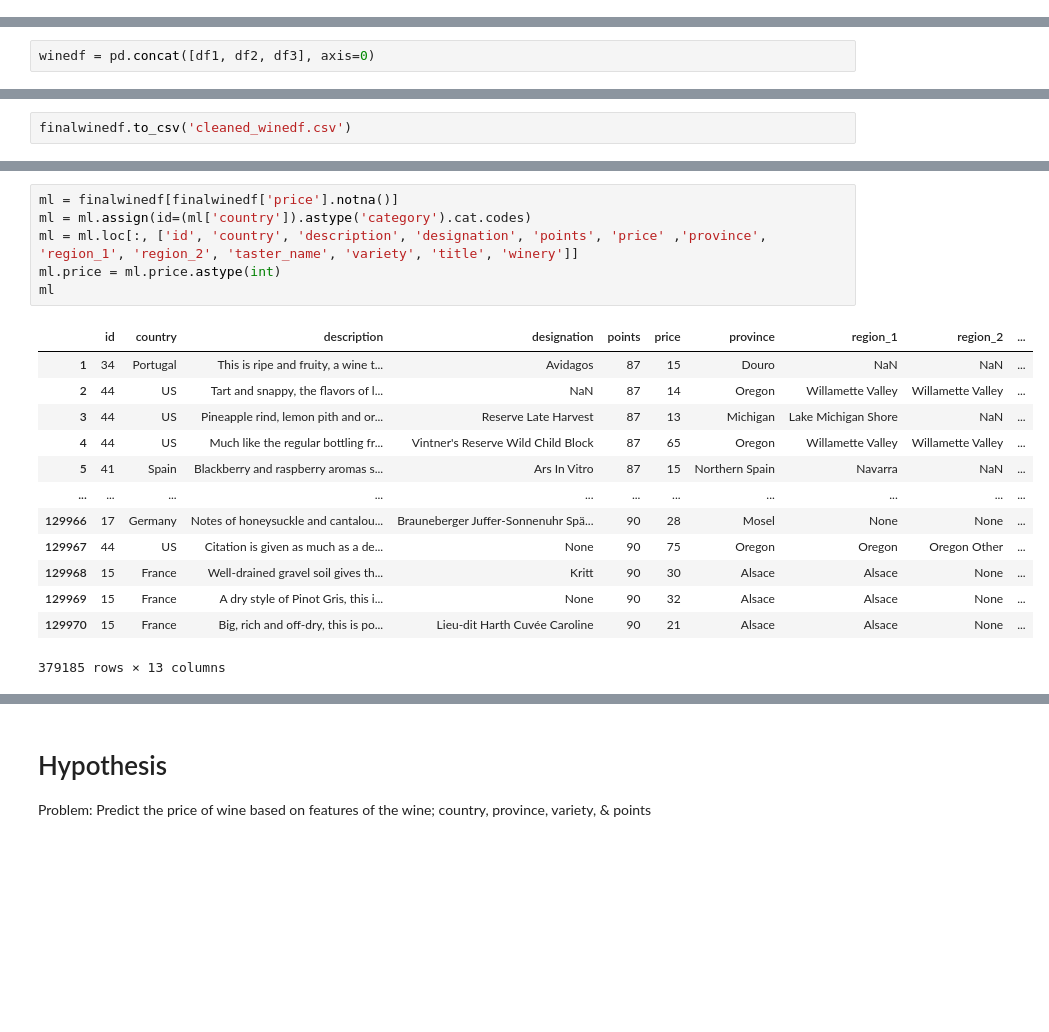
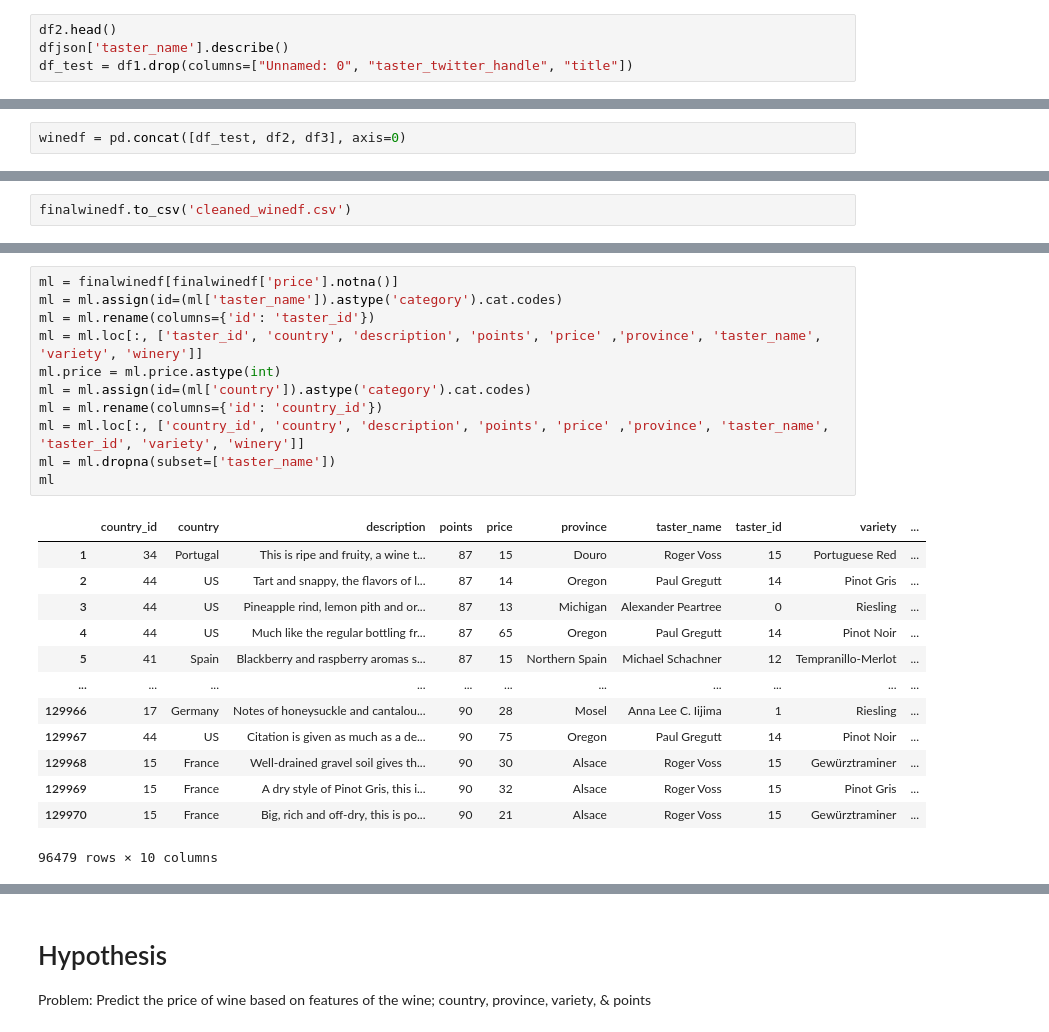
Before and after one commit to miladdavoodi9/Wine_Pricing_Model, a Jupyter notebook: WineProject.ipynb, the cells around one changed output, grey strips where cells are left out. Drawn from its saved outputs; the diff is of its cells as text; blank space fills up the shorter version.

```diff
--- a/WineProject.ipynb
+++ b/WineProject.ipynb
@@ -21 +14,5 @@ df1.head()
+# %%
+df2.head()
+dfjson['taster_name'].describe()
+df_test = df1.drop(columns=["Unnamed: 0", "taster_twitter_handle", "title"])
 # %%
@@ -62,7 +45,7 @@ df3.head()
 | 3 | US | Pineapple rind, lemon pith and or... | Reserve Late Harvest | 87 | 13.0 | Michigan | Lake Michigan Shore | None | Riesling | St. Julian |
 | 4 | US | Much like the regular bottling fr... | Vintner's Reserve Wild Child Block | 87 | 65.0 | Oregon | Willamette Valley | Willamette Valley | Pinot Noir | Sweet Cheeks |
 # %%
-winedf = pd.concat([df1, df2, df3], axis=0)
+winedf = pd.concat([df_test, df2, df3], axis=0)
 # %%
 winedf.drop(columns="Unnamed: 0")
 # %% [output]
@@ -137,20 +134,25 @@ How many wines are priced
 # %%
 ml = finalwinedf[finalwinedf['price'].notna()]
+ml = ml.assign(id=(ml['taster_name']).astype('category').cat.codes)
+ml = ml.rename(columns={'id': 'taster_id'})
+ml = ml.loc[:, ['taster_id', 'country', 'description', 'points', 'price' ,'province', 'taster_name', 'variety', 'winery']]
+ml.price = ml.price.astype(int)
 ml = ml.assign(id=(ml['country']).astype('category').cat.codes)
-ml = ml.loc[:, ['id', 'country', 'description', 'designation', 'points', 'price' ,'province', 'region_1', 'region_2', 'taster_name', 'variety', 'title', 'winery']]
-ml.price = ml.price.astype(int)
+ml = ml.rename(columns={'id': 'country_id'})
+ml = ml.loc[:, ['country_id', 'country', 'description', 'points', 'price' ,'province', 'taster_name', 'taster_id', 'variety', 'winery']]
+ml = ml.dropna(subset=['taster_name'])
 ml
 # %% [output]
-|  | id | country | description | designation | points | price | province | region_1 | region_2 | ... |
-| 1 | 34 | Portugal | This is ripe and fruity, a wine t... | Avidagos | 87 | 15 | Douro | NaN | NaN | ... |
-| 2 | 44 | US | Tart and snappy, the flavors of l... | NaN | 87 | 14 | Oregon | Willamette Valley | Willamette Valley | ... |
-| 3 | 44 | US | Pineapple rind, lemon pith and or... | Reserve Late Harvest | 87 | 13 | Michigan | Lake Michigan Shore | NaN | ... |
-| 4 | 44 | US | Much like the regular bottling fr... | Vintner's Reserve Wild Child Block | 87 | 65 | Oregon | Willamette Valley | Willamette Valley | ... |
-| 5 | 41 | Spain | Blackberry and raspberry aromas s... | Ars In Vitro | 87 | 15 | Northern Spain | Navarra | NaN | ... |
+|  | country_id | country | description | points | price | province | taster_name | taster_id | variety | ... |
+| 1 | 34 | Portugal | This is ripe and fruity, a wine t... | 87 | 15 | Douro | Roger Voss | 15 | Portuguese Red | ... |
+| 2 | 44 | US | Tart and snappy, the flavors of l... | 87 | 14 | Oregon | Paul Gregutt | 14 | Pinot Gris | ... |
+| 3 | 44 | US | Pineapple rind, lemon pith and or... | 87 | 13 | Michigan | Alexander Peartree | 0 | Riesling | ... |
+| 4 | 44 | US | Much like the regular bottling fr... | 87 | 65 | Oregon | Paul Gregutt | 14 | Pinot Noir | ... |
+| 5 | 41 | Spain | Blackberry and raspberry aromas s... | 87 | 15 | Northern Spain | Michael Schachner | 12 | Tempranillo-Merlot | ... |
 | ... | ... | ... | ... | ... | ... | ... | ... | ... | ... | ... |
-| 129966 | 17 | Germany | Notes of honeysuckle and cantalou... | Brauneberger Juffer-Sonnenuhr Spä... | 90 | 28 | Mosel | None | None | ... |
-| 129967 | 44 | US | Citation is given as much as a de... | None | 90 | 75 | Oregon | Oregon | Oregon Other | ... |
-| 129968 | 15 | France | Well-drained gravel soil gives th... | Kritt | 90 | 30 | Alsace | Alsace | None | ... |
-| 129969 | 15 | France | A dry style of Pinot Gris, this i... | None | 90 | 32 | Alsace | Alsace | None | ... |
-| 129970 | 15 | France | Big, rich and off-dry, this is po... | Lieu-dit Harth Cuvée Caroline | 90 | 21 | Alsace | Alsace | None | ... |
+| 129966 | 17 | Germany | Notes of honeysuckle and cantalou... | 90 | 28 | Mosel | Anna Lee C. Iijima | 1 | Riesling | ... |
+| 129967 | 44 | US | Citation is given as much as a de... | 90 | 75 | Oregon | Paul Gregutt | 14 | Pinot Noir | ... |
+| 129968 | 15 | France | Well-drained gravel soil gives th... | 90 | 30 | Alsace | Roger Voss | 15 | Gewürztraminer | ... |
+| 129969 | 15 | France | A dry style of Pinot Gris, this i... | 90 | 32 | Alsace | Roger Voss | 15 | Pinot Gris | ... |
+| 129970 | 15 | France | Big, rich and off-dry, this is po... | 90 | 21 | Alsace | Roger Voss | 15 | Gewürztraminer | ... |
-379185 rows × 13 columns
+96479 rows × 10 columns
```
Also changed, not shown: parts of 28 cells of this notebook.
